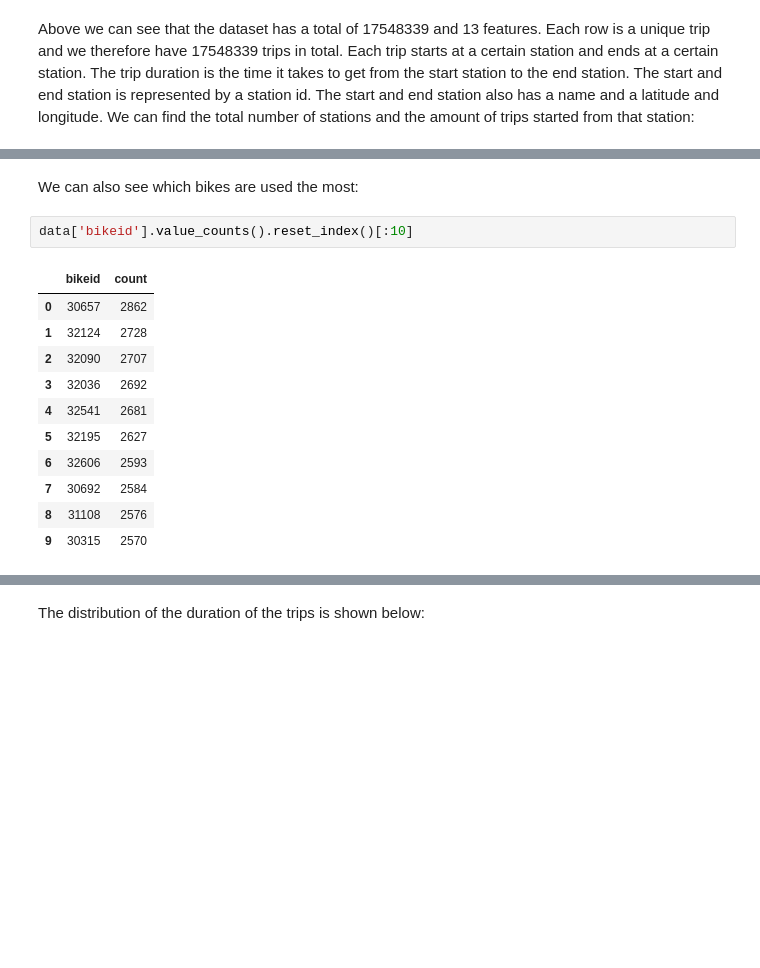
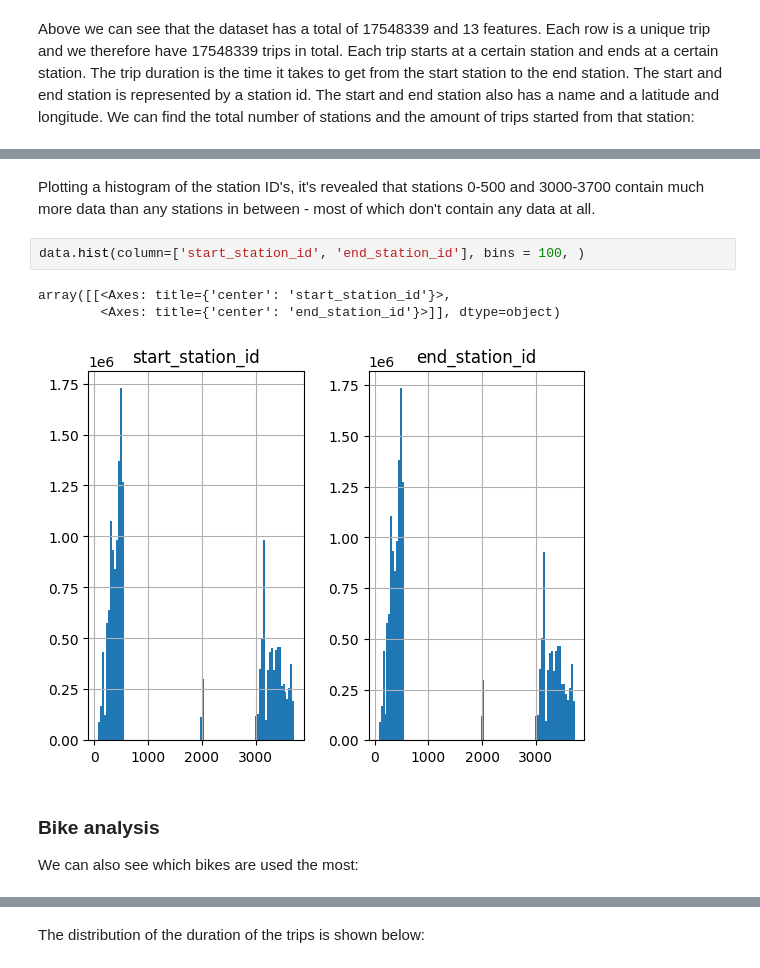
Before and after one commit to 4ug-aug/42577-IBA-Project, a Jupyter notebook: project.ipynb, the cells around one changed output, grey strips where cells are left out. Cells and saved outputs as stored; diff of their text form; blank space fills up the shorter version.

```diff
--- a/project.ipynb
+++ b/project.ipynb
@@ -45,16 +108,11 @@ data['start_station_id'].value_counts().reset_index()[:10]
+# %% [markdown]
+Plotting a histogram of the station ID's, it's revealed that stations 0-500 and 3000-3700 contain much more data than any stations in between - most of which don't contain any data at all.
+# %%
+data.hist(column=['start_station_id', 'end_station_id'], bins = 100, )
+# %% [output]
+array([[<Axes: title={'center': 'start_station_id'}>,
+        <Axes: title={'center': 'end_station_id'}>]], dtype=object)
+[figure, added]
 # %% [markdown]
+### Bike analysis
 We can also see which bikes are used the most:
-# %%
-data['bikeid'].value_counts().reset_index()[:10]
-# %% [output]
-|  | bikeid | count |
-| 0 | 30657 | 2862 |
-| 1 | 32124 | 2728 |
-| 2 | 32090 | 2707 |
-| 3 | 32036 | 2692 |
-| 4 | 32541 | 2681 |
-| 5 | 32195 | 2627 |
-| 6 | 32606 | 2593 |
-| 7 | 30692 | 2584 |
-| 8 | 31108 | 2576 |
-| 9 | 30315 | 2570 |
```
Also changed, not shown: parts of 41 cells of this notebook, 1 other file.
